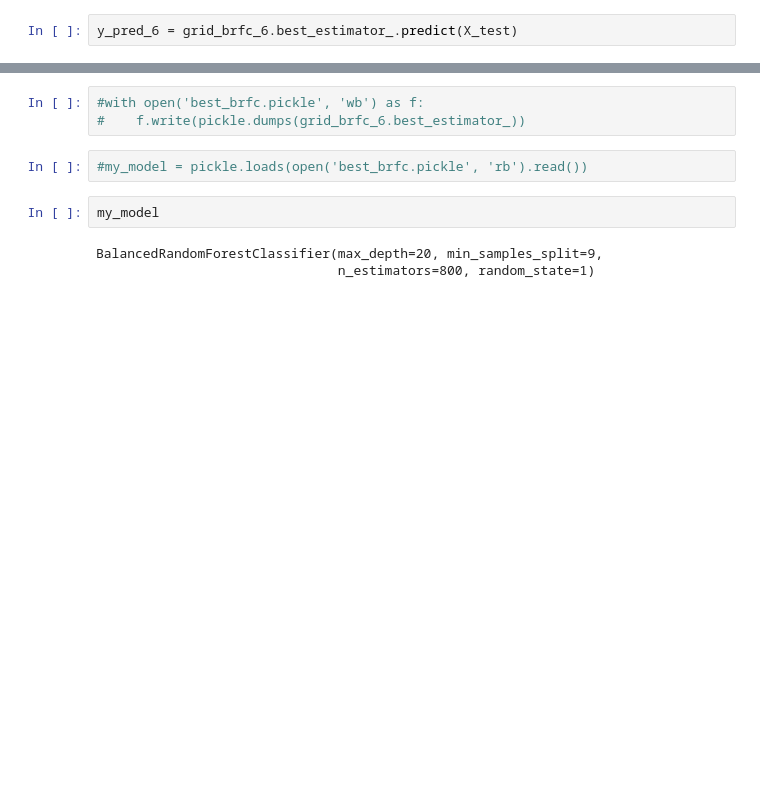
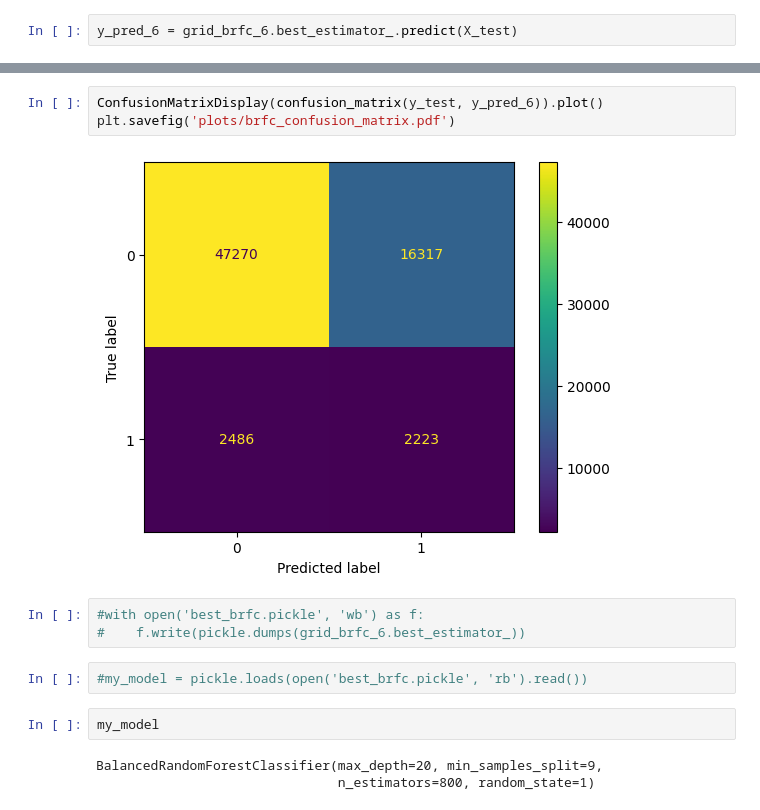
Before and after one commit to petergerrit/data_science_challenge, a Jupyter notebook: ml.ipynb, the cells around one changed output, grey strips where cells are left out. Saved outputs shown, nothing was run; the diff lists cells and outputs as text; blank space fills up the shorter version.

```diff
--- a/ml.ipynb
+++ b/ml.ipynb
@@ -288,3 +288,8 @@ recall: 0.47653429602888087
+# %%
+ConfusionMatrixDisplay(confusion_matrix(y_test, y_pred_6)).plot()
+plt.savefig('plots/brfc_confusion_matrix.pdf')
+# %% [output]
+[figure, added]
 # %%
 #with open('best_brfc.pickle', 'wb') as f:
 #    f.write(pickle.dumps(grid_brfc_6.best_estimator_))
```
Also changed, not shown: parts of 5 cells of this notebook, 42 other files.
